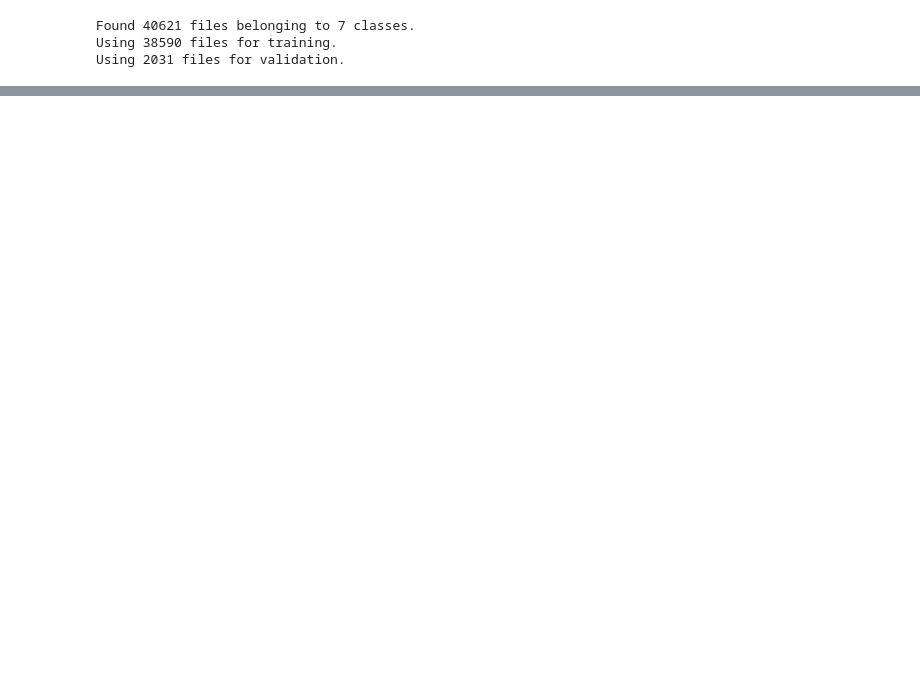
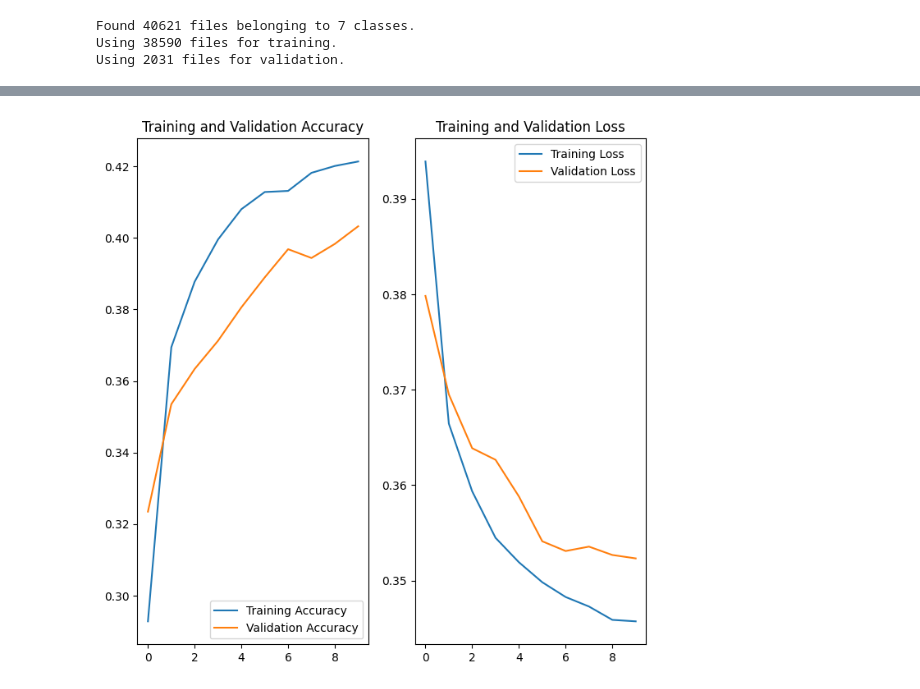
Before and after one commit to H-E-R-O-System/hero-monitor, a Jupyter notebook: affective-computing/train-affect-network.ipynb, the cells around one changed output, grey strips where cells are left out. Saved outputs shown, nothing was run; the diff lists cells and outputs as text; code cells hidden in the pictures; blank space fills up the shorter version.

```diff
--- a/affective-computing/train-affect-network.ipynb
+++ b/affective-computing/train-affect-network.ipynb
@@ -122,3 +140,24 @@ _________________________________________________________________
+# %%
+# SPECIFY LEARNING RATE
+base_learning_rate = 0.001
+
+model.compile(
+    optimizer=keras.optimizers.legacy.Adam(learning_rate=base_learning_rate),
+    loss=keras.losses.BinaryCrossentropy(from_logits=True),
+    metrics=[keras.metrics.CategoricalAccuracy()],
+)
+
+total_epochs = 10
+# %%
+checkpoint_filepath = '/Users/benhoskings/Documents/Pycharm/Hero_Monitor/affective-computing/data/checkpoints/checkpoint'
+model_checkpoint_callback = tf.keras.callbacks.ModelCheckpoint(
+    filepath=checkpoint_filepath,
+    save_weights_only=True,
+    monitor='val_categorical_accuracy',
+    mode='max',
+    save_best_only=True,
+    save_freq="epoch")
 # %%
-train_history = model.fit(train_ds, epochs=init_epochs, validation_data=validation_ds)
+train_history = model.fit(train_ds, epochs=total_epochs, validation_data=validation_ds,
+                          callbacks=[model_checkpoint_callback])
 # %% [output]
@@ -142,22 +184,24 @@ model.save('AffectInceptionResNetV2.keras')
 # %%
-acc = train_history.history['accuracy']
-val_acc = train_history.history['val_accuracy']
+acc = train_history.history['categorical_accuracy']
+val_acc = train_history.history['val_categorical_accuracy']
 
 loss = train_history.history['loss']
 val_loss = train_history.history['val_loss']
 
-epochs_range = range(init_epochs)
+epochs_range = range(total_epochs)
 
 plt.figure(figsize=(8, 8))
 plt.subplot(1, 2, 1)
 plt.plot(epochs_range, acc, label='Training Accuracy')
 plt.plot(epochs_range, val_acc, label='Validation Accuracy')
 plt.legend(loc='lower right')
 plt.title('Training and Validation Accuracy')
 
 plt.subplot(1, 2, 2)
 plt.plot(epochs_range, loss, label='Training Loss')
 plt.plot(epochs_range, val_loss, label='Validation Loss')
 plt.legend(loc='upper right')
 plt.title('Training and Validation Loss')
 plt.show()
+# %% [output]
+[figure, added]
```
Also changed, not shown: parts of 23 cells of this notebook, 5 other files.
